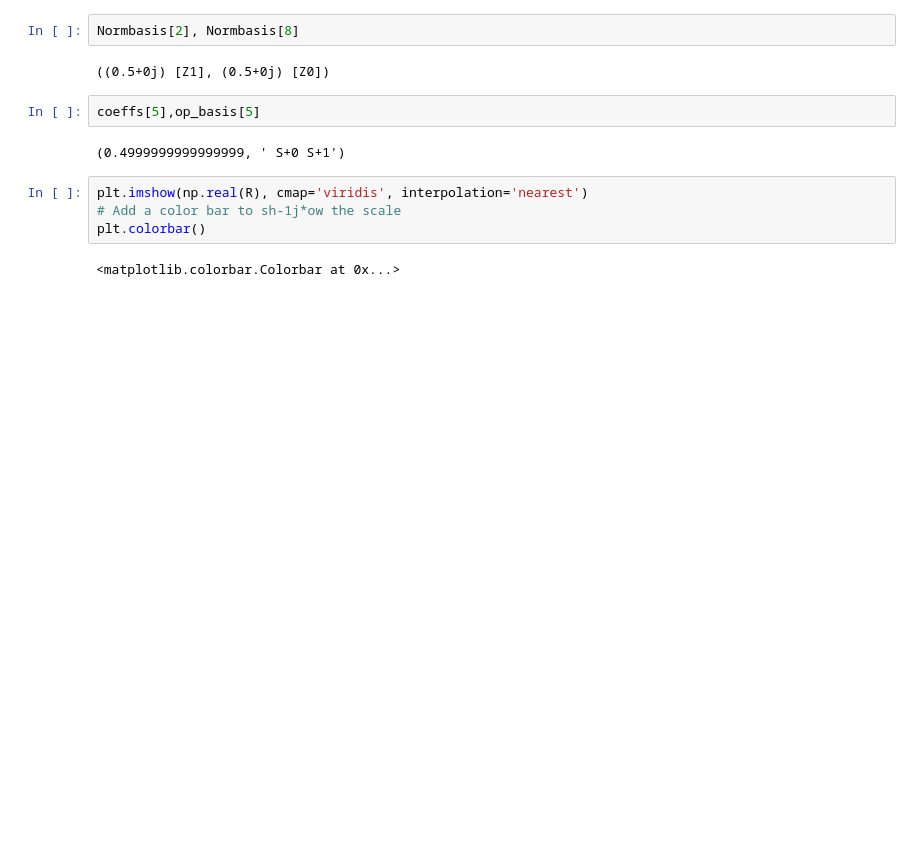
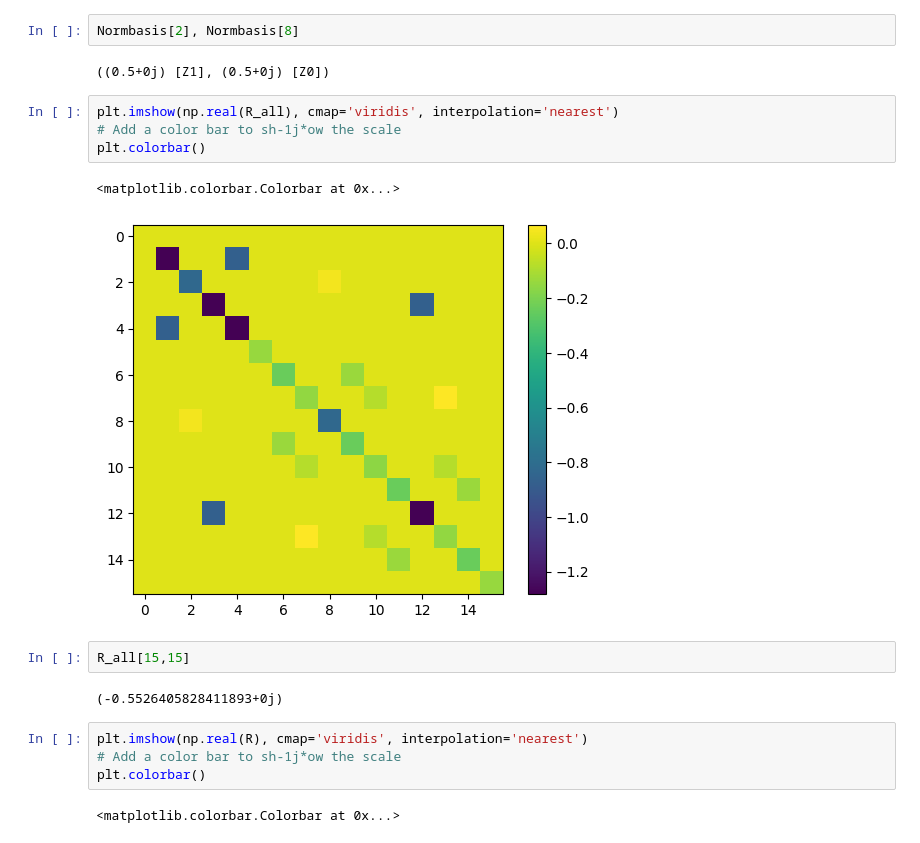
Before and after one commit to kseetharam/nmr-qsim, a Jupyter notebook: circ_sim/SimplifyRel.ipynb, the cells around one changed output. Cells and saved outputs as stored; diff of their text form; blank space fills up the shorter version.

```diff
--- a/circ_sim/SimplifyRel.ipynb
+++ b/circ_sim/SimplifyRel.ipynb
@@ -259,10 +345,17 @@ array([1.+0.j, 0.+0.j, 0.+0.j, 0.+0.j, 0.+0.j, 0.+0.j, 0.+0.j, 0.+0.j,
 Normbasis[2], Normbasis[8]
 # %% [output]
 ((0.5+0j) [Z1], (0.5+0j) [Z0])
-# %%
-coeffs[5],op_basis[5]
-# %% [output]
-(0.4999999999999999, ' S+0 S+1')
+# %%
+plt.imshow(np.real(R_all), cmap='viridis', interpolation='nearest')
+# Add a color bar to sh-1j*ow the scale
+plt.colorbar()
+# %% [output]
+<matplotlib.colorbar.Colorbar at 0x...>
+[figure, added]
+# %%
+R_all[15,15]
+# %% [output]
+(-0.5526405828411893+0j)
 # %%
 plt.imshow(np.real(R), cmap='viridis', interpolation='nearest')
 # Add a color bar to sh-1j*ow the scale
```
Also changed, not shown: parts of 18 cells of this notebook, 8 other files.
